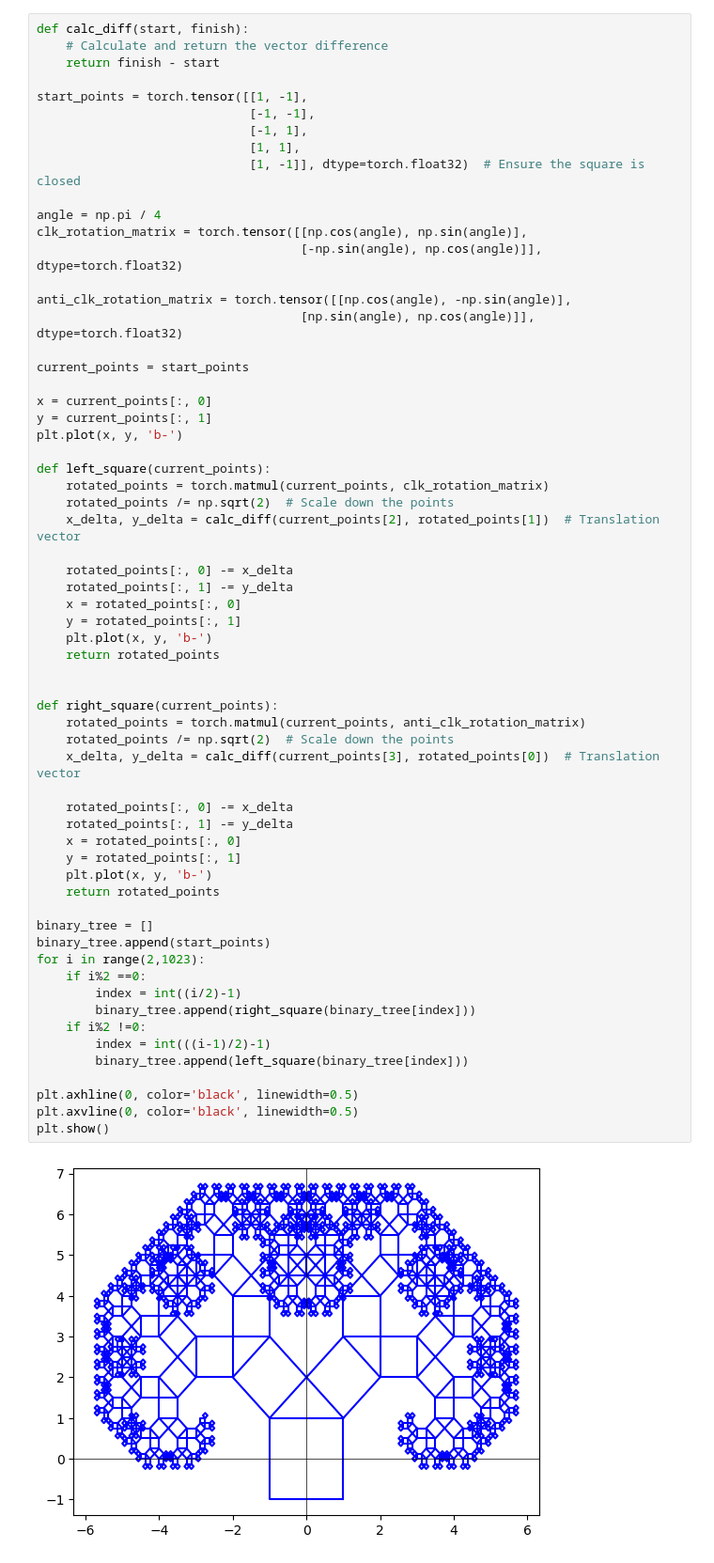
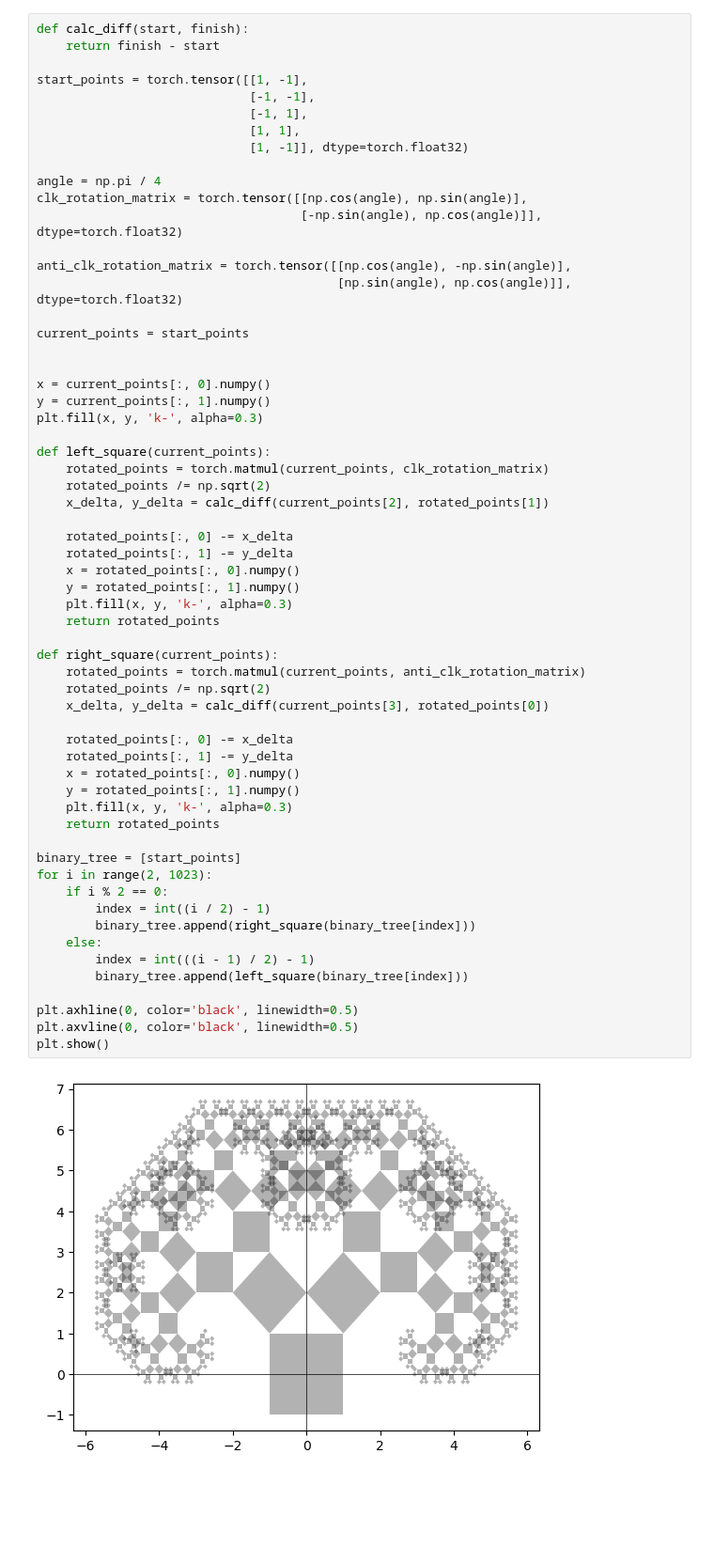
Before and after one commit to amlannag/Fractal-creation-using-parallel-computing, a Jupyter notebook: fractal.ipynb, the cells around one changed output. Shown at 94% size. Drawn from its saved outputs; the diff is of its cells as text; blank space fills up the shorter version.

```diff
--- a/fractal.ipynb
+++ b/fractal.ipynb
@@ -5,64 +6,62 @@ import numpy as np
 # %%
 def calc_diff(start, finish):
-    # Calculate and return the vector difference
     return finish - start
 
 start_points = torch.tensor([[1, -1],
                              [-1, -1],
                              [-1, 1],
                              [1, 1],
-                             [1, -1]], dtype=torch.float32)  # Ensure the square is closed
+                             [1, -1]], dtype=torch.float32)
 
 angle = np.pi / 4
 clk_rotation_matrix = torch.tensor([[np.cos(angle), np.sin(angle)],
                                     [-np.sin(angle), np.cos(angle)]], dtype=torch.float32)
 
 anti_clk_rotation_matrix = torch.tensor([[np.cos(angle), -np.sin(angle)],
-                                    [np.sin(angle), np.cos(angle)]], dtype=torch.float32)
+                                         [np.sin(angle), np.cos(angle)]], dtype=torch.float32)
 
 current_points = start_points
 
-x = current_points[:, 0]
-y = current_points[:, 1]
-plt.plot(x, y, 'b-')
+
+x = current_points[:, 0].numpy()
+y = current_points[:, 1].numpy()
+plt.fill(x, y, 'k-', alpha=0.3)
 
 def left_square(current_points):
     rotated_points = torch.matmul(current_points, clk_rotation_matrix)
-    rotated_points /= np.sqrt(2)  # Scale down the points
-    x_delta, y_delta = calc_diff(current_points[2], rotated_points[1])  # Translation vector
+    rotated_points /= np.sqrt(2)
+    x_delta, y_delta = calc_diff(current_points[2], rotated_points[1])
 
     rotated_points[:, 0] -= x_delta
     rotated_points[:, 1] -= y_delta
-    x = rotated_points[:, 0]
-    y = rotated_points[:, 1]
-    plt.plot(x, y, 'b-')
+    x = rotated_points[:, 0].numpy()
+    y = rotated_points[:, 1].numpy()
+    plt.fill(x, y, 'k-', alpha=0.3)
     return rotated_points
-
 
 def right_square(current_points):
     rotated_points = torch.matmul(current_points, anti_clk_rotation_matrix)
-    rotated_points /= np.sqrt(2)  # Scale down the points
-    x_delta, y_delta = calc_diff(current_points[3], rotated_points[0])  # Translation vector
+    rotated_points /= np.sqrt(2)
+    x_delta, y_delta = calc_diff(current_points[3], rotated_points[0])
 
     rotated_points[:, 0] -= x_delta
     rotated_points[:, 1] -= y_delta
-    x = rotated_points[:, 0]
-    y = rotated_points[:, 1]
-    plt.plot(x, y, 'b-')
+    x = rotated_points[:, 0].numpy()
+    y = rotated_points[:, 1].numpy()
+    plt.fill(x, y, 'k-', alpha=0.3)
     return rotated_points
 
-binary_tree = []
-binary_tree.append(start_points)
-for i in range(2,1023):
-    if i%2 ==0:
-        index = int((i/2)-1)
+binary_tree = [start_points]
+for i in range(2, 1023):
+    if i % 2 == 0:
+        index = int((i / 2) - 1)
         binary_tree.append(right_square(binary_tree[index]))
-    if i%2 !=0:
-        index = int(((i-1)/2)-1)
+    else:
+        index = int(((i - 1) / 2) - 1)
         binary_tree.append(left_square(binary_tree[index]))
 
 plt.axhline(0, color='black', linewidth=0.5)
 plt.axvline(0, color='black', linewidth=0.5)
 plt.show()
 # %% [output]
-[figure, old version]
+[figure, new version]
```
Also changed, not shown: parts of 3 cells of this notebook, 1 other file.
